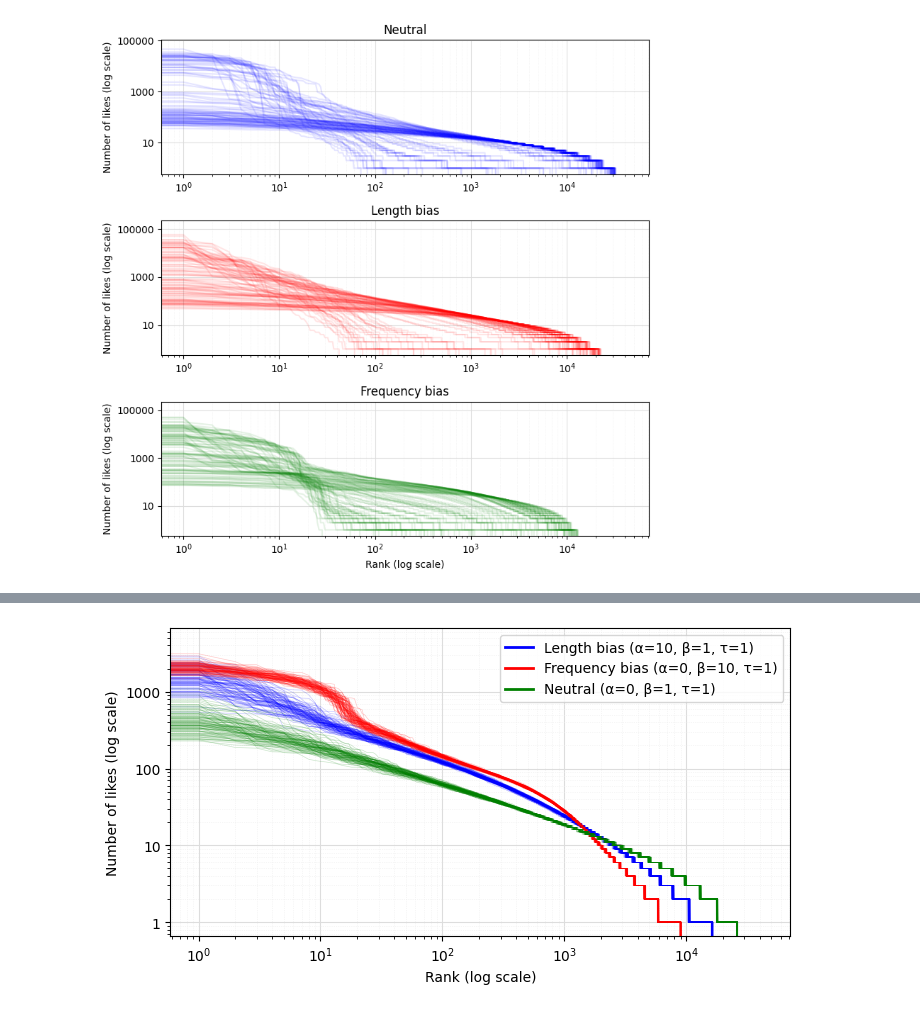
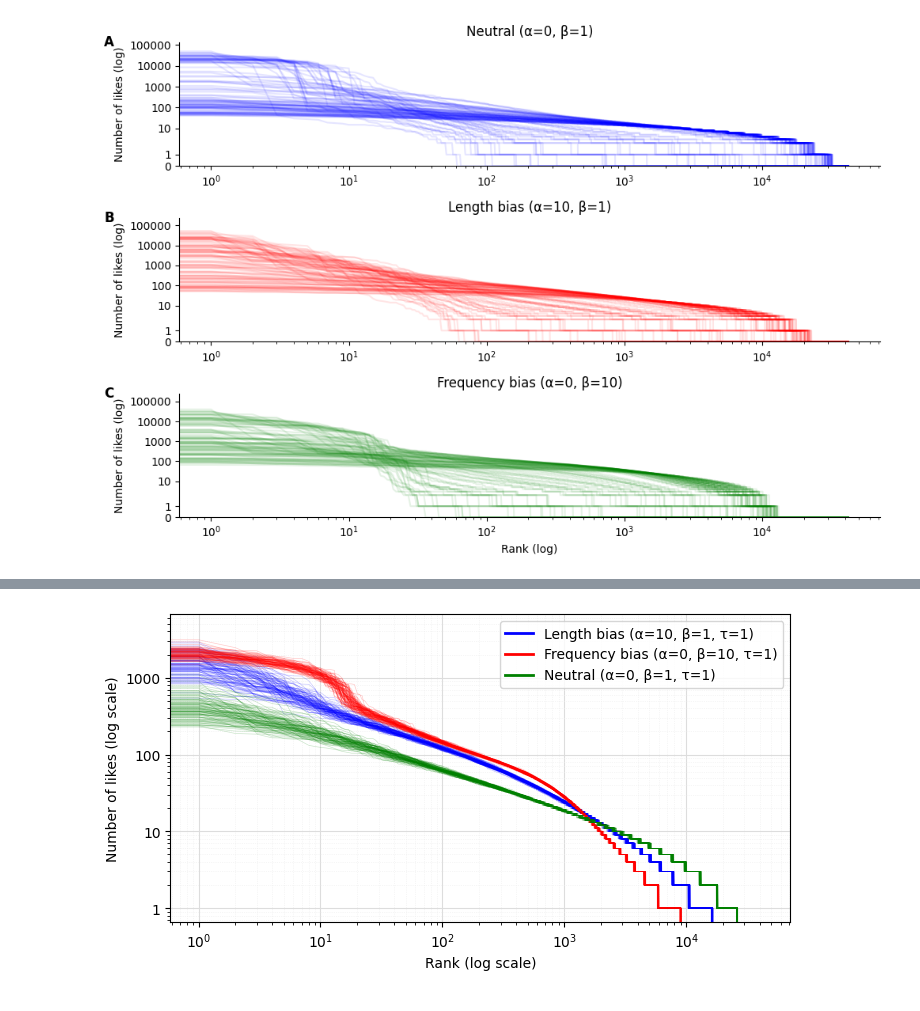
Before and after one commit to alexeykosh/2023-slovotvir-reuse-analysis, a Jupyter notebook: testing.ipynb, the cells around one changed output, grey strips where cells are left out. Saved outputs shown, nothing was run; the diff lists cells and outputs as text; code cells hidden in the pictures.

```diff
--- a/testing.ipynb
+++ b/testing.ipynb
@@ -17,53 +20,59 @@ neutral = run_model_parallel([0] * N, [1] * N, np.random.lognormal(0, 0.5, N), N
 length_bias = run_model_parallel([10] * N, [1] * N, np.random.lognormal(0, 0.5, N), N)
 like_bias = run_model_parallel([0] * N, [10] * N, np.random.lognormal(0, 0.5, N), N)
 # %%
-# PLOT THE RANK LIKES
-fig, axs = plt.subplots(3, 1, figsize=(8, 8))  # Create 3 subplots
+fig, axs = plt.subplots(3, 1, figsize=(10, 7))
+letter_subplots()
 
 # Plot Neutral bias
 for i in range(100):
     axs[0].plot(neutral[i], c='b', alpha=0.1, label='Neutral')
 # axs[0].set_xlabel('Rank (log scale)')
 # set title
-axs[0].set_title('Neutral')
-axs[0].set_ylabel('Number of likes (log scale)')
-axs[0].set_yscale('log')
+axs[0].set_title('Neutral (α=0, β=1)')
+axs[0].set_ylabel('Number of likes (log)')
+axs[0].set_yscale("symlog", base=10)
+axs[0].set_ylim(0, None)
 axs[0].set_xscale('log')
 axs[0].yaxis.set_major_formatter(mticker.ScalarFormatter())
-axs[0].grid(which='major', color='#DDDDDD', linewidth=0.8)
-axs[0].grid(which='minor', color='#EEEEEE', linestyle=':', linewidth=0.5)
+# axs[0].grid(which='major', color='#DDDDDD', linewidth=0.8)
+# axs[0].grid(which='minor', color='#EEEEEE', linestyle=':', linewidth=0.5)
 
 # Plot Length bias
 for i in range(100):
     axs[1].plot(length_bias[i], c='r', alpha=0.1, label='Length bias')
 # axs[1].set_xlabel('Rank (log scale)')
-axs[1].set_title('Length bias')
-axs[1].set_ylabel('Number of likes (log scale)')
-axs[1].set_yscale('log')
+axs[1].set_title('Length bias (α=10, β=1)')
+axs[1].set_ylabel('Number of likes (log)')
+axs[1].set_yscale("symlog", base=10)
+axs[1].set_ylim(0, None)
 axs[1].set_xscale('log')
 axs[1].yaxis.set_major_formatter(mticker.ScalarFormatter())
-axs[1].grid(which='major', color='#DDDDDD', linewidth=0.8)
-axs[1].grid(which='minor', color='#EEEEEE', linestyle=':', linewidth=0.5)
+# axs[1].grid(which='major', color='#DDDDDD', linewidth=0.8)
+# axs[1].grid(which='minor', color='#EEEEEE', linestyle=':', linewidth=0.5)
 
 # Plot Like bias
 for i in range(100):
     axs[2].plot(like_bias[i], c='g', alpha=0.1, label='Like bias')
-axs[2].set_title('Frequency bias')
-axs[2].set_xlabel('Rank (log scale)')
-axs[2].set_ylabel('Number of likes (log scale)')
-axs[2].set_yscale('log')
+axs[2].set_title('Frequency bias (α=0, β=10)')
+axs[2].set_xlabel('Rank (log)')
+axs[2].set_ylabel('Number of likes (log)')
+axs[2].set_yscale("symlog", base=10)
+axs[2].set_ylim(0, None)
 axs[2].set_xscale('log')
 axs[2].yaxis.set_major_formatter(mticker.ScalarFormatter())
-axs[2].grid(which='major', color='#DDDDDD', linewidth=0.8)
-axs[2].grid(which='minor', color='#EEEEEE', linestyle=':', linewidth=0.5)
+# axs[2].grid(which='major', color='#DDDDDD', linewidth=0.8)
+# axs[2].grid(which='minor', color='#EEEEEE', linestyle=':', linewidth=0.5)
 
 # Adjust spacing between subplots
 plt.subplots_adjust(hspace=0.1)
+sns.despine()
 # Show the plot
 plt.tight_layout()
+plt.savefig('figures/rank_likes.pdf', bbox_inches='tight', dpi=300)
+
 plt.show()
 # %% [output]
-[figure, old version]
+[figure, new version]
 # %%
 # Combine the datasets
 combined_data = np.concatenate((neutral,
```
Also changed, not shown: parts of 5 cells of this notebook, 1 other file.
